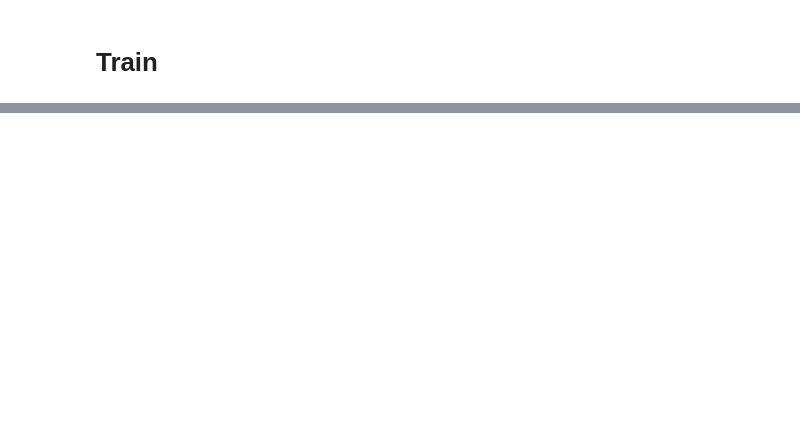
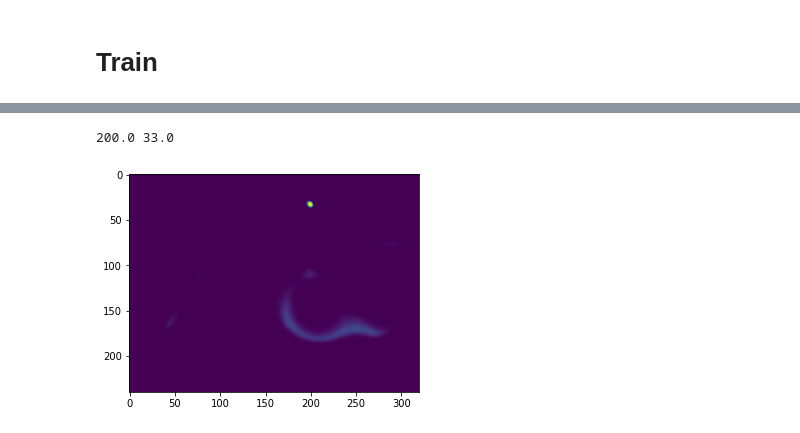
Before and after one commit to hongh-zhang/Vision, a Jupyter notebook: mice/mice.ipynb, the cells around one changed output, grey strips where cells are left out. Drawn from its saved outputs; the diff is of its cells as text; code cells hidden in the pictures; blank space fills up the shorter version.

```diff
--- a/mice/mice.ipynb
+++ b/mice/mice.ipynb
@@ -217,8 +186,8 @@ cv2_imshow(test_labels[9:10][0,:,:,1,1].numpy() * 255)
 # %%
-!rm -rf outputs
-!mkdir outputs
-for i in range(len(images)):
-    for part in (0,1,2,3):
-        y = nn(images[i:i+1])[0,:,:,part,1].numpy() * 255
-        cv2.imwrite(f'outputs/{i}_{part}.jpg', y)
-!zip -r outputs.zip outputs
+# !rm -rf outputs
+# !mkdir outputs
+# for i in range(len(images)):
+#     for part in (0,1,2,3):
+#         y = nn(images[i:i+1])[0,:,:,part,1].numpy() * 255
+#         cv2.imwrite(f'outputs/{i}_{part}.jpg', y)
+# !zip -r outputs.zip outputs
@@ -224,0 +196,6 @@ for i in range(len(images)):
+# %%
+# following section coded in Kaggle notebook
+
+
+import matplotlib.pyplot as plt
+nn.load_weights('../input/posemodels/checkpoints/my_checkpoint')
@@ -224,0 +253,11 @@ for i in range(len(images)):
+# %%
+plt.imshow(nn(frame.reshape(1, 480, 640, 3) / 255.0)[0,:,:,0,1].numpy()*255);
+coord = conv(nn(frame.reshape(1, 480, 640, 3) / 255.0)[0,:,:,0,1].numpy())
+print(coord[1]/2, coord[0]/2)
+
+# TODO:
+# reduce noise...
+# then try using mean converter
+# %% [output]
+200.0 33.0
+[figure, added]
```
Also changed, not shown: parts of 12 cells of this notebook, 1 other file.
